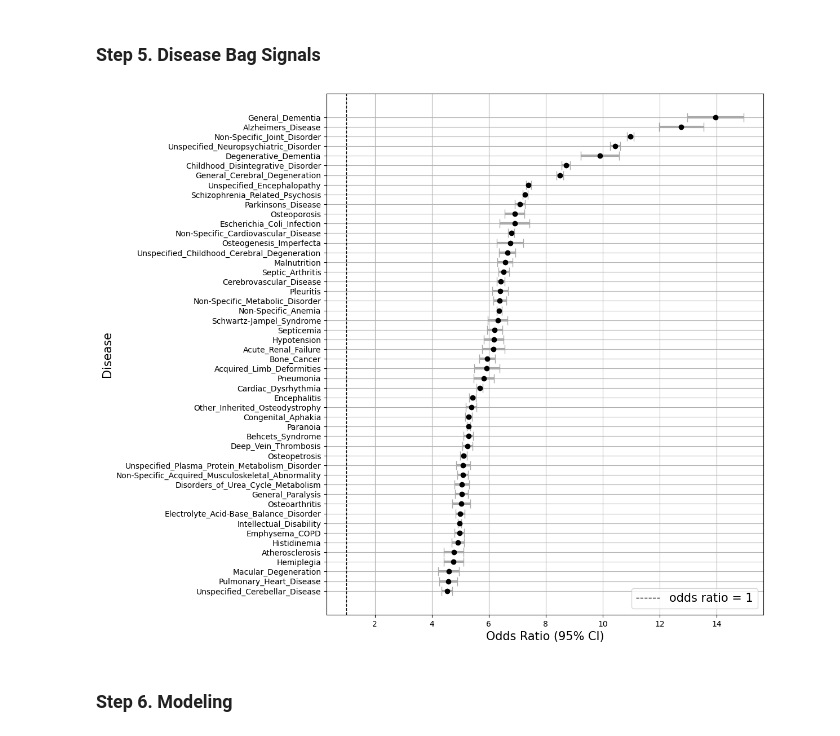
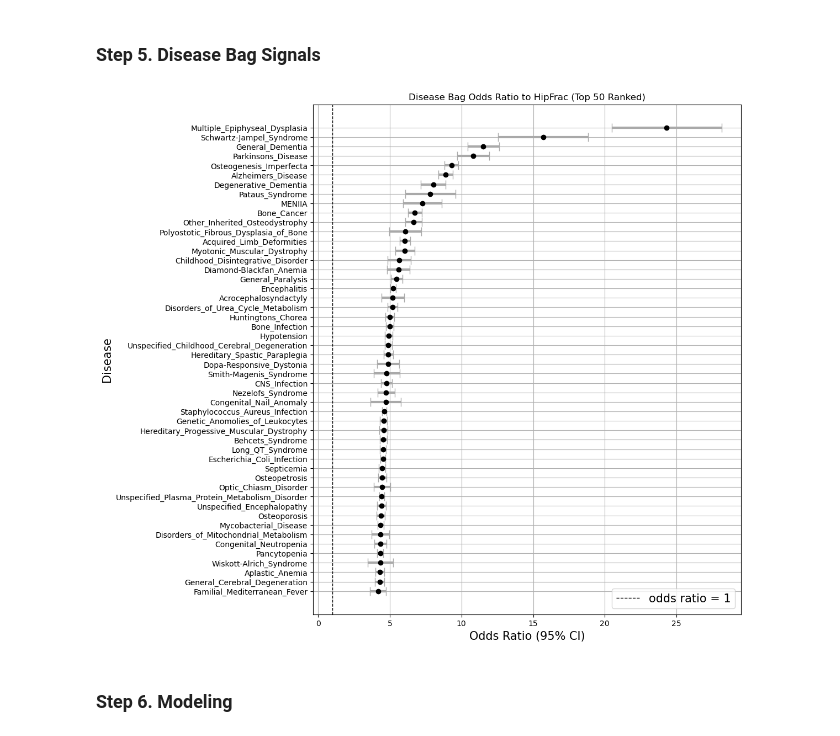
Before and after one commit to chengjianshi/HipFracT2D, a Jupyter notebook: HipFracT2D_EDA.ipynb, the cells around one changed output. Saved outputs shown, nothing was run; the diff lists cells and outputs as text; code cells hidden in the pictures.

```diff
--- a/HipFracT2D_EDA.ipynb
+++ b/HipFracT2D_EDA.ipynb
@@ -17,11 +17,13 @@ from sklearn.model_selection import train_test_split
 from sklearn.metrics import roc_auc_score
 from sklearn.preprocessing import MaxAbsScaler
 from xgboost.sklearn import XGBClassifier
+from sklearn.metrics import RocCurveDisplay
+
 
 from utils import plot_confusion_matrix
 
+
 %matplotlib inline
-plt.style.use('fivethirtyeight')
 
 data_path = Path('/Users/cj/Documents/LAB/Project/Fracture/HipFracT2D/data')
 dir_path = Path("/project/arzhetsky/MarketScan_2003_2020/")
@@ -184,37 +186,39 @@ with open(data_path / "Hip_Fracture_ICD_Codes.txt", "r") as f:
         if check == '1':
             hip_fracture_icd_codes.append(icd_code)
 # %%
-df = pd.read_csv(data_path / "HipFracOR_T2D.csv")
+df = pd.read_csv(data_path / "HipFracOR_T2D_0501.csv")
 # %%
-df.sort_values(by = "OR", inplace=True)
+df.sort_values(by = "odds_ratio", inplace=True)
 # %%
 x = df['disease'].tail(50)
-y = df['OR'].tail(50)
-err = df['OR_ci'].tail(50)
+y = df['odds_ratio'].tail(50)
+err = df['CI'].tail(50)
 
 fig, ax = plt.subplots(figsize = (10,12))
 ax.errorbar(y, x, xerr=[err, err], fmt='o', color='black',
              ecolor='darkgray',
              elinewidth=3,
               capsize=6)
 
 # Set labels and title with custom font size
 ax.set_xlabel('Odds Ratio (95% CI)', fontsize=15)
 ax.set_ylabel('Disease', fontsize=15)
 
 # Set custom tick label font size for the subplot
 ax.tick_params(axis='x', labelsize=10)
 ax.tick_params(axis='y', labelsize=10)
 
+ax.set_title("Disease Bag Odds Ratio to HipFrac (Top 50 Ranked)")
+
 ax.axvline(x=1, color='black', linestyle='--', linewidth=1, label = "odds ratio = 1")
 ax.legend(loc = "lower right", fontsize = 15)
 
 
 # Show the plot
 plt.grid()
 plt.show()
 # %% [output]
-[figure, old version]
+[figure, new version]
 # %% [markdown]
 ### Step 6. Modeling
 # %%
```
Also changed, not shown: parts of 7 cells of this notebook, 1 other file.
